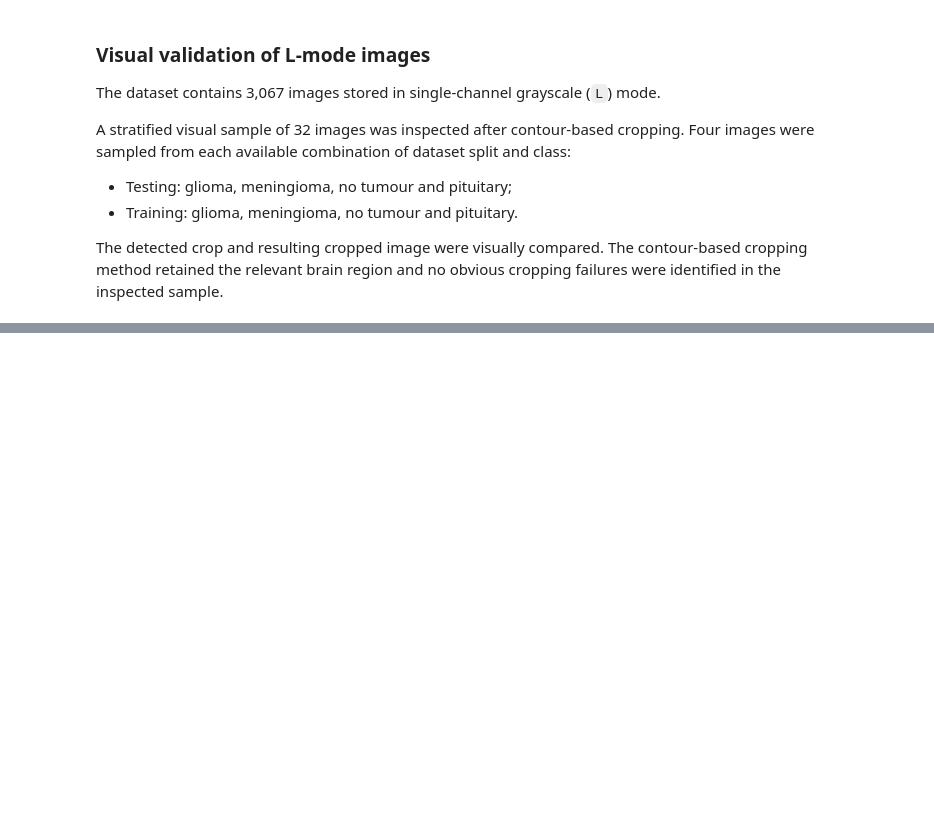
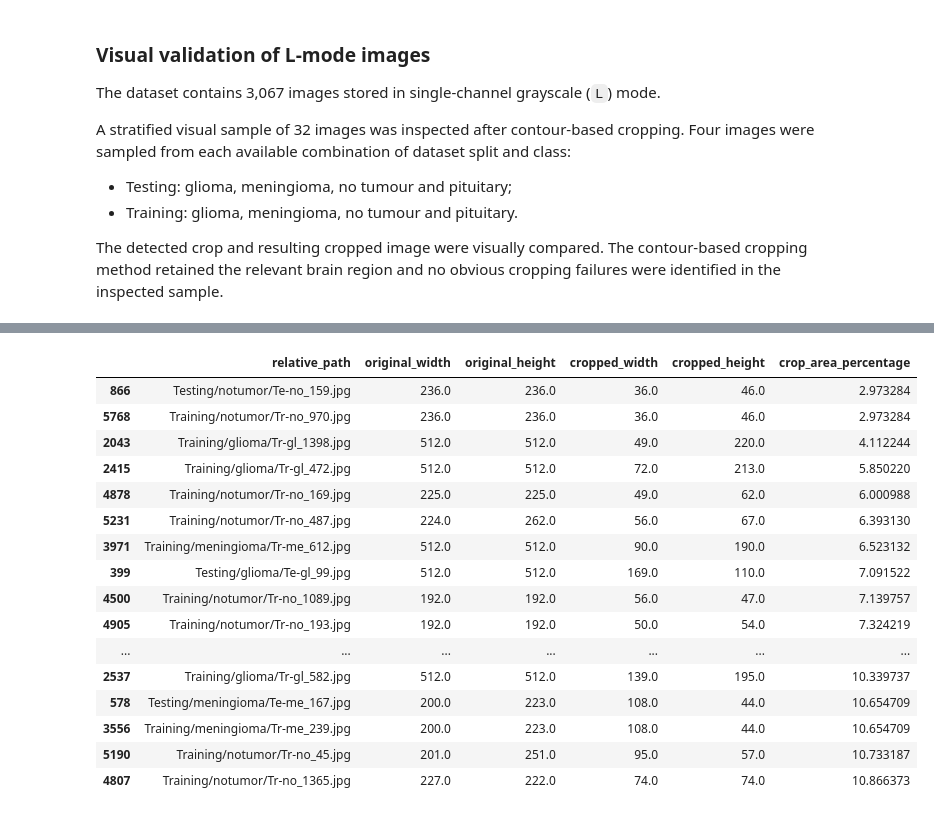
Before and after one commit to gcaluian/brain-tumour-mri-classification, a Jupyter notebook: notebooks/01_data_exploration.ipynb, the cells around one changed output, grey strips where cells are left out. Drawn from its saved outputs; the diff is of its cells as text; code cells hidden in the pictures; blank space fills up the shorter version.

```diff
--- a/notebooks/01_data_exploration.ipynb
+++ b/notebooks/01_data_exploration.ipynb
@@ -1101,0 +1348,38 @@ for image_number, image_path in enumerate(
+# %%
+# Show the 20 images with the smallest crop-area percentages
+
+smallest_crops = successful_results.nsmallest(
+    20,
+    "crop_area_percentage"
+)
+
+display(
+    smallest_crops[
+        [
+            "relative_path",
+            "original_width",
+            "original_height",
+            "cropped_width",
+            "cropped_height",
+            "crop_area_percentage"
+        ]
+    ]
+)
+# %% [output]
+|  | relative_path | original_width | original_height | cropped_width | cropped_height | crop_area_percentage |
+| 866 | Testing/notumor/Te-no_159.jpg | 236.0 | 236.0 | 36.0 | 46.0 | 2.973284 |
+| 5768 | Training/notumor/Tr-no_970.jpg | 236.0 | 236.0 | 36.0 | 46.0 | 2.973284 |
+| 2043 | Training/glioma/Tr-gl_1398.jpg | 512.0 | 512.0 | 49.0 | 220.0 | 4.112244 |
+| 2415 | Training/glioma/Tr-gl_472.jpg | 512.0 | 512.0 | 72.0 | 213.0 | 5.850220 |
+| 4878 | Training/notumor/Tr-no_169.jpg | 225.0 | 225.0 | 49.0 | 62.0 | 6.000988 |
+| 5231 | Training/notumor/Tr-no_487.jpg | 224.0 | 262.0 | 56.0 | 67.0 | 6.393130 |
+| 3971 | Training/meningioma/Tr-me_612.jpg | 512.0 | 512.0 | 90.0 | 190.0 | 6.523132 |
+| 399 | Testing/glioma/Te-gl_99.jpg | 512.0 | 512.0 | 169.0 | 110.0 | 7.091522 |
+| 4500 | Training/notumor/Tr-no_1089.jpg | 192.0 | 192.0 | 56.0 | 47.0 | 7.139757 |
+| 4905 | Training/notumor/Tr-no_193.jpg | 192.0 | 192.0 | 50.0 | 54.0 | 7.324219 |
+| ... | ... | ... | ... | ... | ... | ... |
+| 2537 | Training/glioma/Tr-gl_582.jpg | 512.0 | 512.0 | 139.0 | 195.0 | 10.339737 |
+| 578 | Testing/meningioma/Te-me_167.jpg | 200.0 | 223.0 | 108.0 | 44.0 | 10.654709 |
+| 3556 | Training/meningioma/Tr-me_239.jpg | 200.0 | 223.0 | 108.0 | 44.0 | 10.654709 |
+| 5190 | Training/notumor/Tr-no_45.jpg | 201.0 | 251.0 | 95.0 | 57.0 | 10.733187 |
+| 4807 | Training/notumor/Tr-no_1365.jpg | 227.0 | 222.0 | 74.0 | 74.0 | 10.866373 |
```
Also changed, not shown: parts of 2 cells of this notebook.
